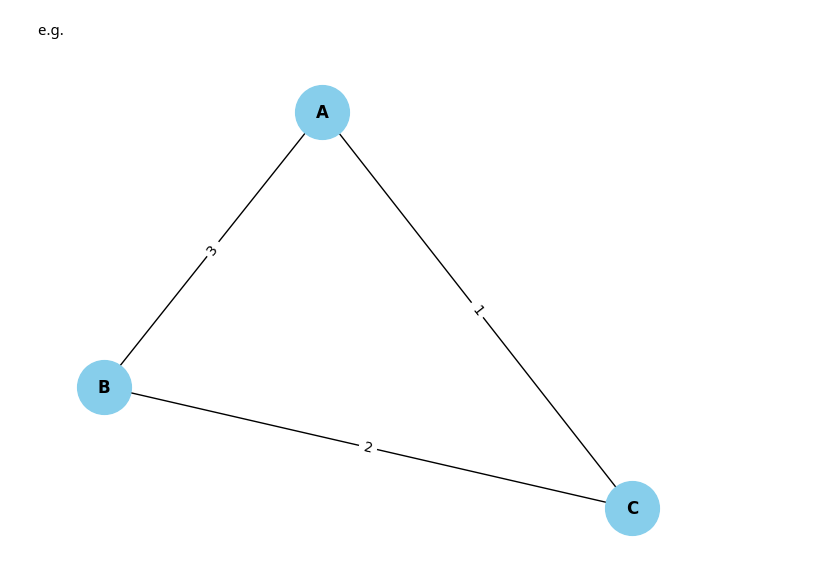
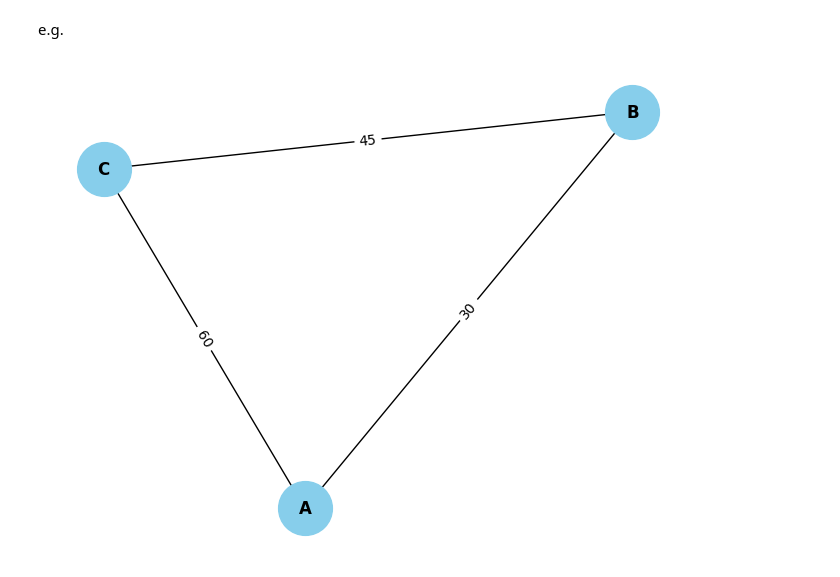
Before and after one commit to Bancie/thuhoach.nckh, a Jupyter notebook: ipynb/location/or_tools.ipynb, the cells around one changed output. Saved outputs shown, nothing was run; the diff lists cells and outputs as text; code cells hidden in the pictures.

```diff
--- a/ipynb/location/or_tools.ipynb
+++ b/ipynb/location/or_tools.ipynb
@@ -228,11 +228,11 @@ e.g.
 from packages.GraphView import Graph
 # %%
 Global = [
-    [0, 3, 1],
-    [3, 0, 2],
-    [1, 2, 0]
+    [0, 30, 60],
+    [30, 0, 45],
+    [60, 45, 0]
 ]
 df = Graph(Global)
 df.show()
 # %% [output]
-[figure, old version]
+[figure, new version]
```
Also changed, not shown: parts of 4 cells of this notebook.
